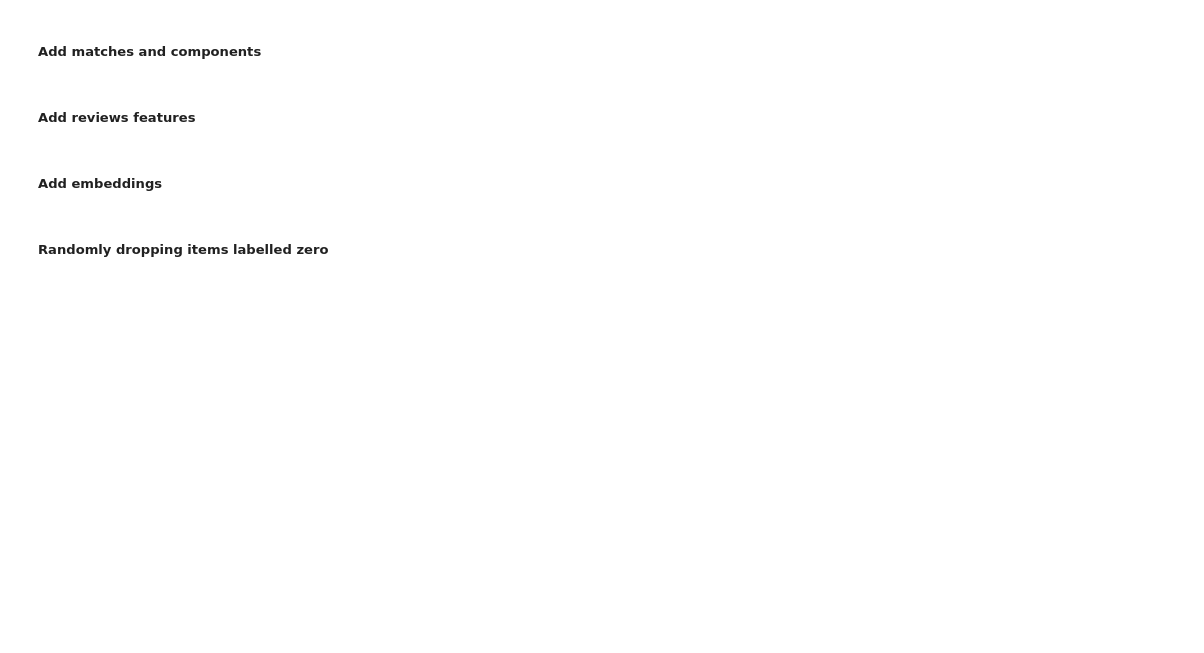
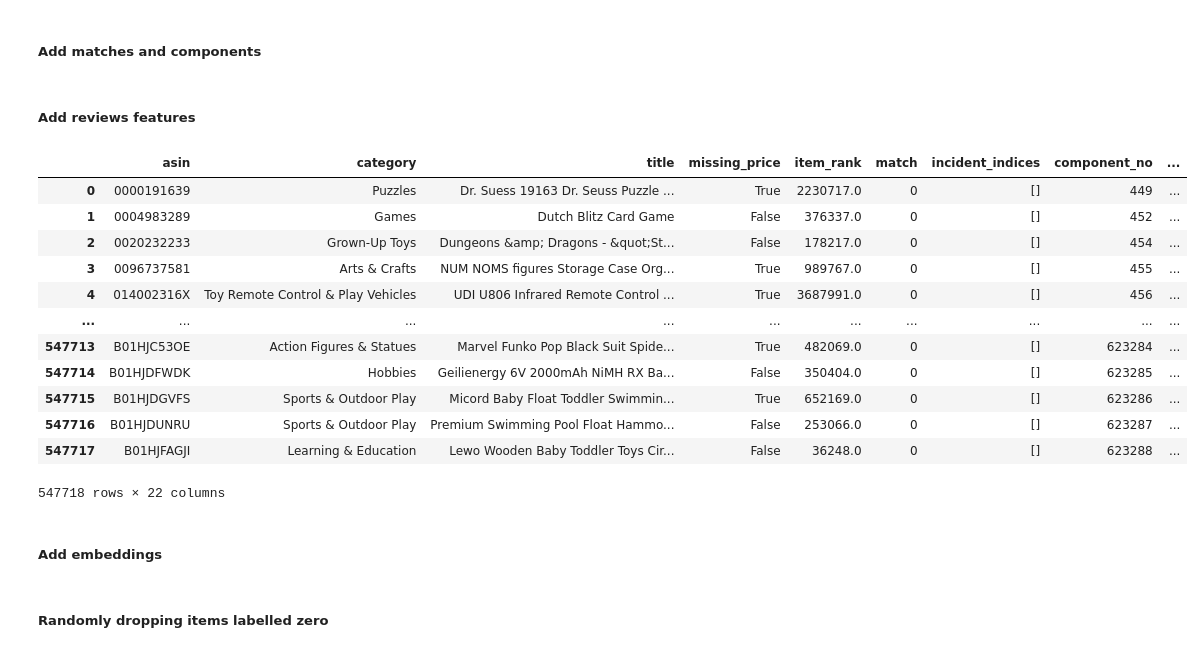
Before and after one commit to rebekah-eichberg/summer-2025-safeify, a Jupyter notebook: feature_extractions/meta_combined.ipynb, the cells around one changed output. Drawn from its saved outputs; the diff is of its cells as text; code cells hidden in the pictures; blank space fills up the shorter version.

```diff
--- a/feature_extractions/meta_combined.ipynb
+++ b/feature_extractions/meta_combined.ipynb
@@ -136,6 +136,23 @@ assert(reviews_features_df.asin.duplicated().unique()==[False])
 # %%
 # Merge meta and review datasets
 combined_df=combined_df.merge(reviews_features_df,on='asin')
+# %%
+# Drop num_of_rating column as it is identical to reviews_per_product
+combined_df.drop(columns=['num_of_rating'])
+# %% [output]
+|  | asin | category | title | missing_price | item_rank | match | incident_indices | component_no | ... |
+| 0 | 0000191639 | Puzzles | Dr. Suess 19163 Dr. Seuss Puzzle ... | True | 2230717.0 | 0 | [] | 449 | ... |
+| 1 | 0004983289 | Games | Dutch Blitz Card Game | False | 376337.0 | 0 | [] | 452 | ... |
+| 2 | 0020232233 | Grown-Up Toys | Dungeons &amp; Dragons - &quot;St... | False | 178217.0 | 0 | [] | 454 | ... |
+| 3 | 0096737581 | Arts & Crafts | NUM NOMS figures Storage Case Org... | True | 989767.0 | 0 | [] | 455 | ... |
+| 4 | 014002316X | Toy Remote Control & Play Vehicles | UDI U806 Infrared Remote Control ... | True | 3687991.0 | 0 | [] | 456 | ... |
+| ... | ... | ... | ... | ... | ... | ... | ... | ... | ... |
+| 547713 | B01HJC53OE | Action Figures & Statues | Marvel Funko Pop Black Suit Spide... | True | 482069.0 | 0 | [] | 623284 | ... |
+| 547714 | B01HJDFWDK | Hobbies | Geilienergy 6V 2000mAh NiMH RX Ba... | False | 350404.0 | 0 | [] | 623285 | ... |
+| 547715 | B01HJDGVFS | Sports & Outdoor Play | Micord Baby Float Toddler Swimmin... | True | 652169.0 | 0 | [] | 623286 | ... |
+| 547716 | B01HJDUNRU | Sports & Outdoor Play | Premium Swimming Pool Float Hammo... | False | 253066.0 | 0 | [] | 623287 | ... |
+| 547717 | B01HJFAGJI | Learning & Education | Lewo Wooden Baby Toddler Toys Cir... | False | 36248.0 | 0 | [] | 623288 | ... |
+547718 rows × 22 columns
 # %% [markdown]
 ##### Add embeddings
 # %%
```
Also changed, not shown: parts of 15 cells of this notebook.
